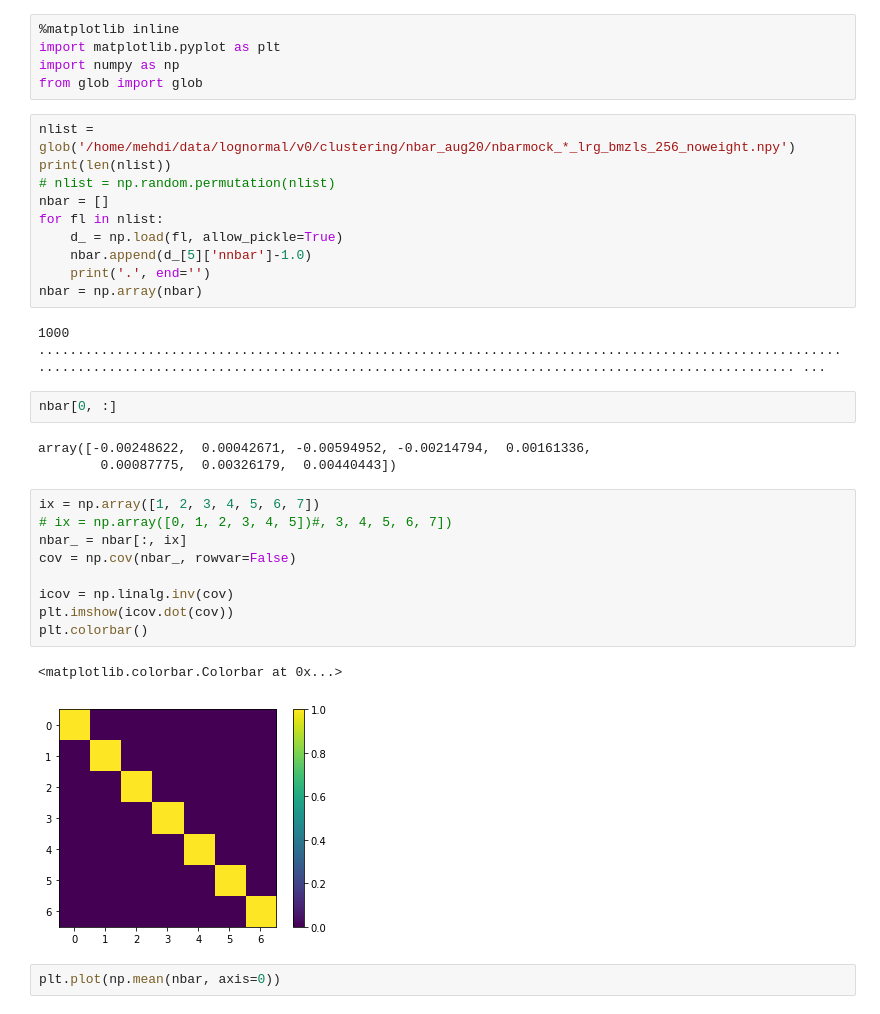
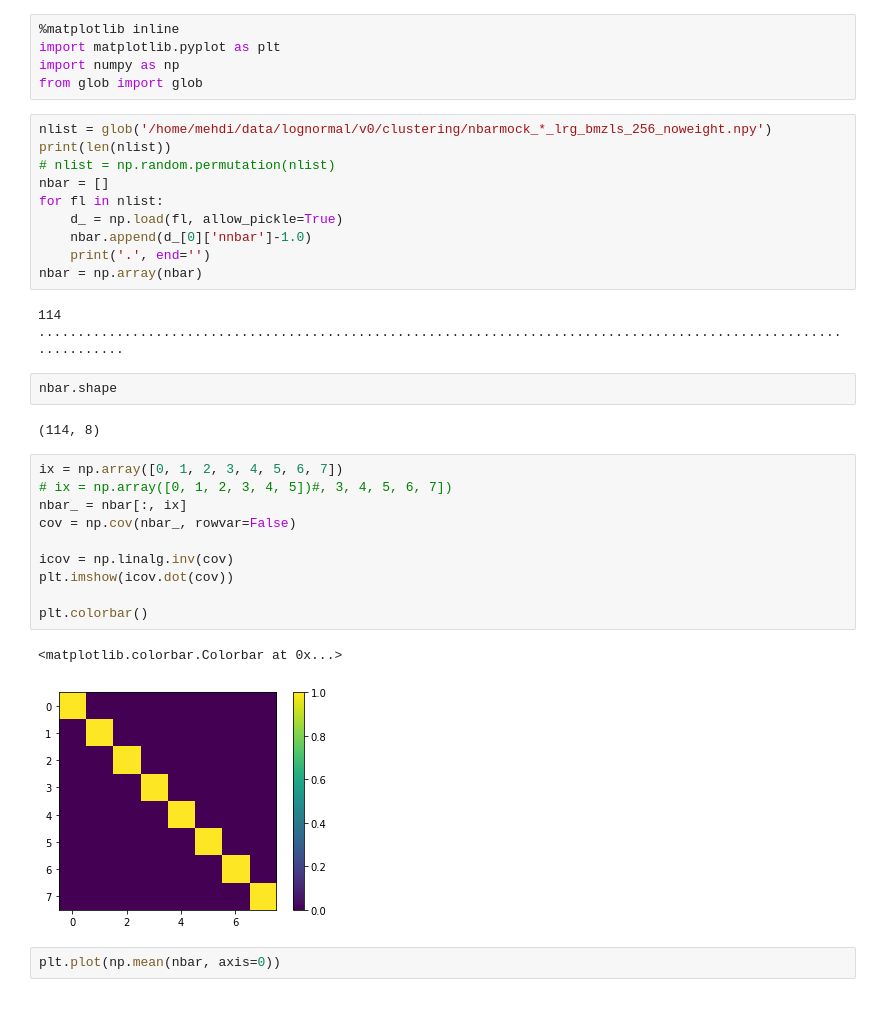
Before and after one commit to mehdirezaie/LSSutils, a Jupyter notebook: notebooks/desi/MeanDensityBug.ipynb, the cells around one changed output. Drawn from its saved outputs; the diff is of its cells as text.

```diff
--- a/notebooks/desi/MeanDensityBug.ipynb
+++ b/notebooks/desi/MeanDensityBug.ipynb
@@ -4,35 +4,35 @@ import matplotlib.pyplot as plt
 import numpy as np
 from glob import glob
 # %%
-nlist = glob('/home/mehdi/data/lognormal/v0/clustering/nbar_aug20/nbarmock_*_lrg_bmzls_256_noweight.npy')
+nlist = glob('/home/mehdi/data/lognormal/v0/clustering/nbarmock_*_lrg_bmzls_256_noweight.npy')
 print(len(nlist))
 # nlist = np.random.permutation(nlist)
 nbar = []
 for fl in nlist:
     d_ = np.load(fl, allow_pickle=True)
-    nbar.append(d_[5]['nnbar']-1.0)
+    nbar.append(d_[0]['nnbar']-1.0)
     print('.', end='')
 nbar = np.array(nbar)
 # %% [output]
-1000
-........................................................................................................................................................................................................ ...
+114
+..................................................................................................................
 # %%
-nbar[0, :]
+nbar.shape
 # %% [output]
-array([-0.00248622,  0.00042671, -0.00594952, -0.00214794,  0.00161336,
-        0.00087775,  0.00326179,  0.00440443])
+(114, 8)
 # %%
-ix = np.array([1, 2, 3, 4, 5, 6, 7])
+ix = np.array([0, 1, 2, 3, 4, 5, 6, 7])
 # ix = np.array([0, 1, 2, 3, 4, 5])#, 3, 4, 5, 6, 7])
 nbar_ = nbar[:, ix]
 cov = np.cov(nbar_, rowvar=False)
 
 icov = np.linalg.inv(cov)
 plt.imshow(icov.dot(cov))
+
 plt.colorbar()
 # %% [output]
 <matplotlib.colorbar.Colorbar at 0x...>
-[figure, old version]
+[figure, new version]
 # %%
 plt.plot(np.mean(nbar, axis=0))
 # %% [output]
```
Also changed, not shown: parts of 1 cell of this notebook, 22 other files.
